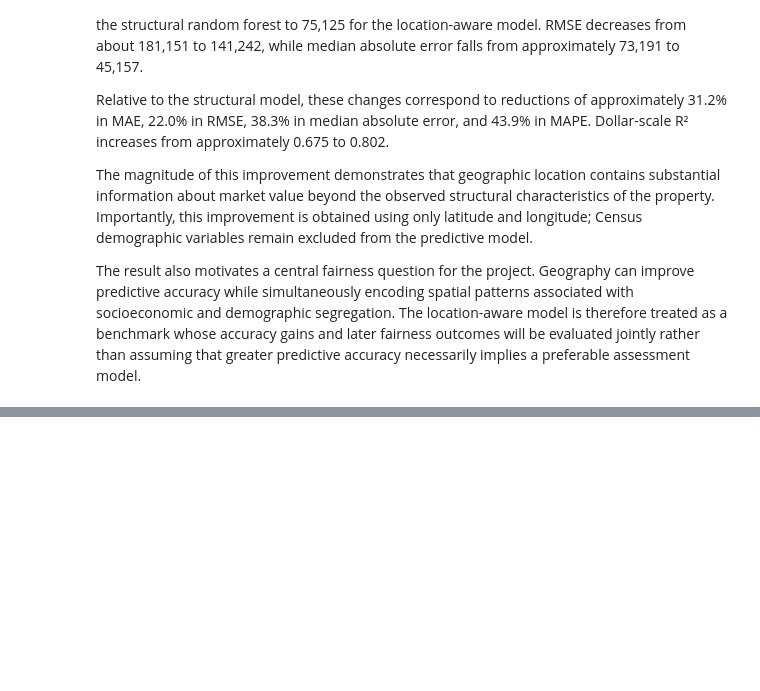
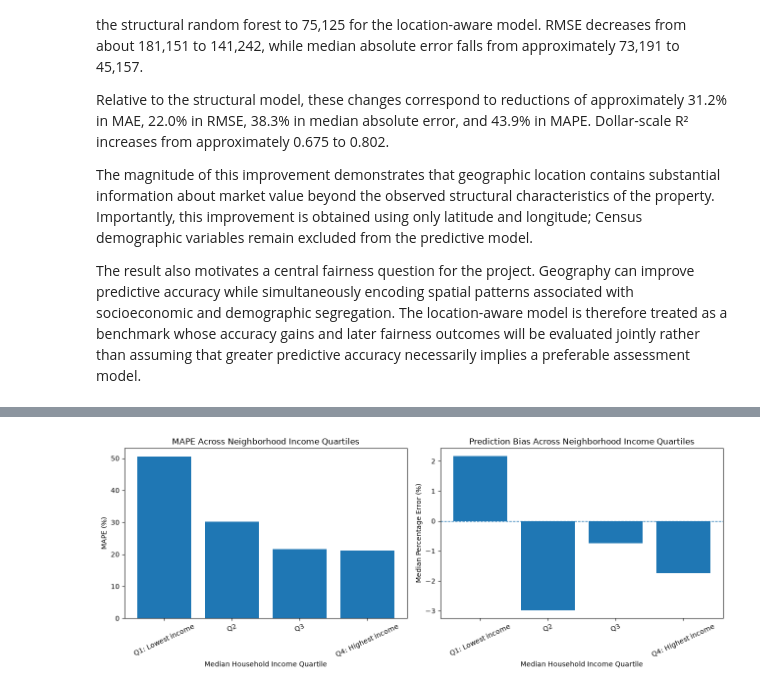
Before and after one commit to KevTJ/kj-project-portfolio, a Jupyter notebook: Projects/fair-housing-price-prediction/01_problem_data_and_fairness_framework.ipynb.ipynb, the cells around one changed output, grey strips where cells are left out. Cells and saved outputs as stored; diff of their text form; code cells hidden in the pictures; blank space fills up the shorter version.

```diff
--- a/Projects/fair-housing-price-prediction/01_problem_data_and_fairness_framework.ipynb.ipynb
+++ b/Projects/fair-housing-price-prediction/01_problem_data_and_fairness_framework.ipynb.ipynb
@@ -3121,0 +3914,16 @@ accuracy necessarily implies a preferable assessment model.
+# %%
+income_fairness = summarize_fairness_by_group(
+    fairness_eval,
+    "income_quartile"
+)
+
+poverty_fairness = summarize_fairness_by_group(
+    fairness_eval,
+    "poverty_quartile"
+)
+
+print("Income-based fairness metrics:")
+display(income_fairness)
+
+print("\nPoverty-based fairness metrics:")
+display(poverty_fairness)
@@ -3121,0 +3943,41 @@ accuracy necessarily implies a preferable assessment model.
+# %%
+fig, axes = plt.subplots(
+    1,
+    2,
+    figsize=(13, 5)
+)
+
+axes[0].bar(
+    income_fairness["income_quartile"].astype(str),
+    income_fairness["MAPE"]
+)
+
+axes[0].set_title(
+    "MAPE Across Neighborhood Income Quartiles"
+)
+axes[0].set_xlabel("Median Household Income Quartile")
+axes[0].set_ylabel("MAPE (%)")
+axes[0].tick_params(axis="x", rotation=25)
+
+axes[1].bar(
+    income_fairness["income_quartile"].astype(str),
+    income_fairness["median_percentage_error"]
+)
+
+axes[1].axhline(
+    0,
+    linestyle="--",
+    linewidth=1
+)
+
+axes[1].set_title(
+    "Prediction Bias Across Neighborhood Income Quartiles"
+)
+axes[1].set_xlabel("Median Household Income Quartile")
+axes[1].set_ylabel("Median Percentage Error (%)")
+axes[1].tick_params(axis="x", rotation=25)
+
+plt.tight_layout()
+plt.show()
+# %% [output]
+[figure, added]
```
Also changed, not shown: parts of 30 cells of this notebook.
